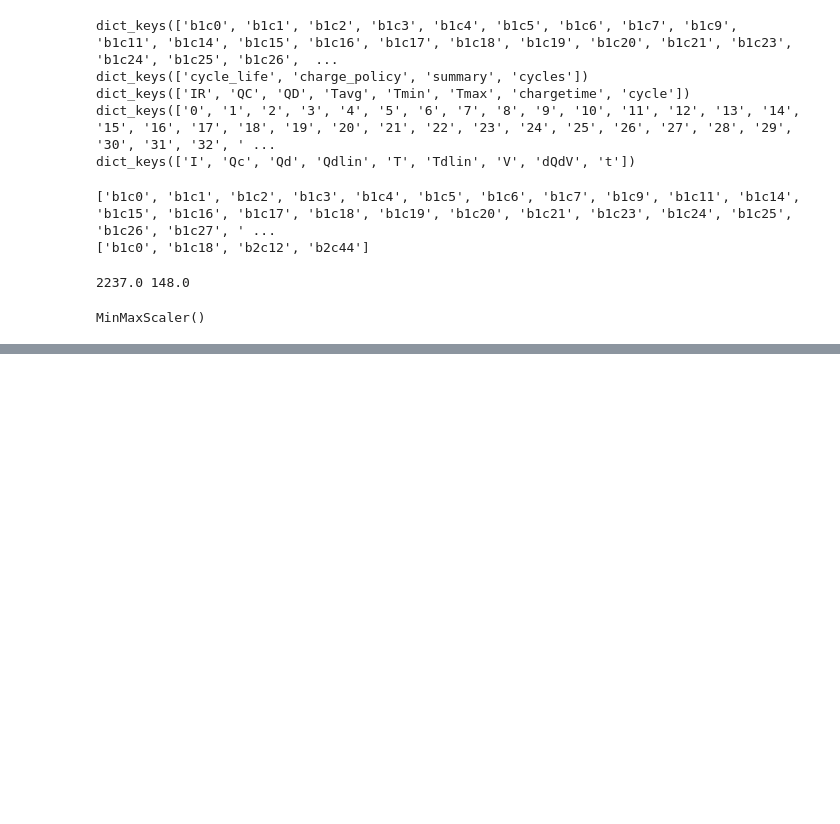
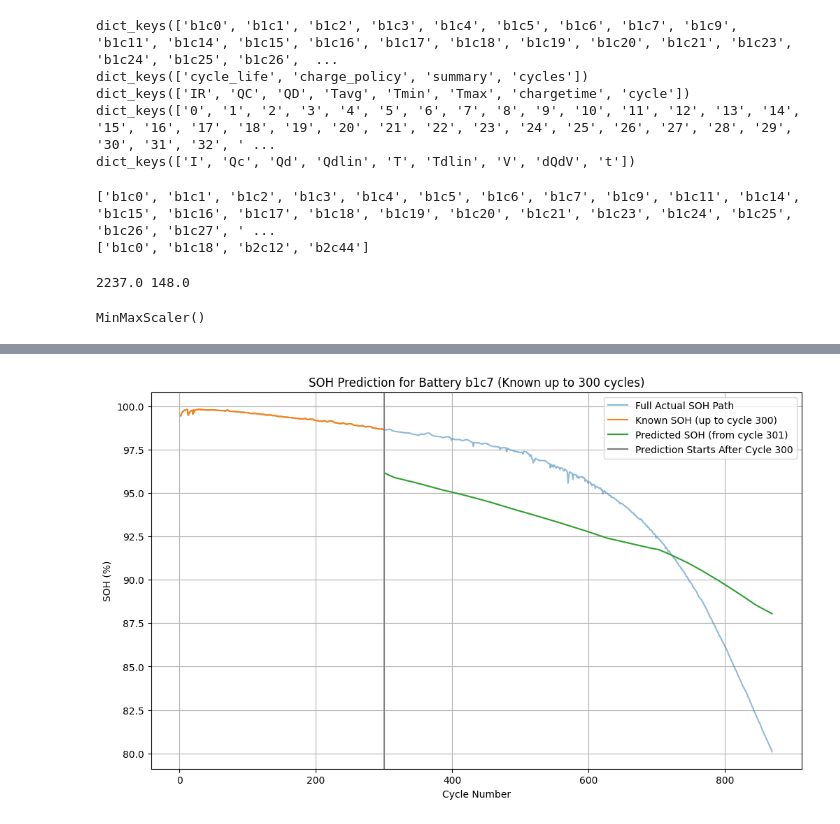
Before and after one commit to jav985/battery_prediction, a Jupyter notebook: lstm.ipynb, the cells around one changed output, grey strips where cells are left out. Drawn from its saved outputs; the diff is of its cells as text; code cells hidden in the pictures; blank space fills up the shorter version.

```diff
--- a/lstm.ipynb
+++ b/lstm.ipynb
@@ -402,0 +431,23 @@ Generating full SOH curve prediction for test battery: b1c7
+# %%
+plt.figure(figsize=(12,7))
+plt.plot(actual_cycles_full, actual_soh_full, label='Full Actual SOH Path', markersize=2, alpha=0.5)
+
+known_cycles = actual_cycles_full[:known_data_end_index+1]
+known_soh = actual_soh_full[:known_data_end_index+1]
+plt.plot(known_cycles, known_soh, label=f'Known SOH (up to cycle {int(known_cycles[-1]) if len(known_cycles)>0 else n_known_cycles})', markersize=3)
+
+
+predicted_cycles = actual_cycles_full[known_data_end_index+1 : known_data_end_index+1+len(predicted_soh_iterative)]
+if len(predicted_cycles) == len(predicted_soh_iterative) and len(predicted_cycles) > 0:
+    plt.plot(predicted_cycles, predicted_soh_iterative, label=f'Predicted SOH (from cycle {int(predicted_cycles[0])})', markersize=3)
+else:
+    print("Warning: Mismatch in length of predicted cycles and SOH values, or no predictions to plot.")
+plt.title(f'SOH Prediction for Battery {battery_to_plot_data["id"]} (Known up to {n_known_cycles} cycles)')
+plt.xlabel('Cycle Number')
+plt.ylabel('SOH (%)')
+plt.axvline(x=n_known_cycles, color='gray', label=f'Prediction Starts After Cycle {n_known_cycles}')
+plt.legend()
+plt.grid(True)
+plt.show()
+# %% [output]
+[figure, added]
```
Also changed, not shown: parts of 11 cells of this notebook, 3 other files.
